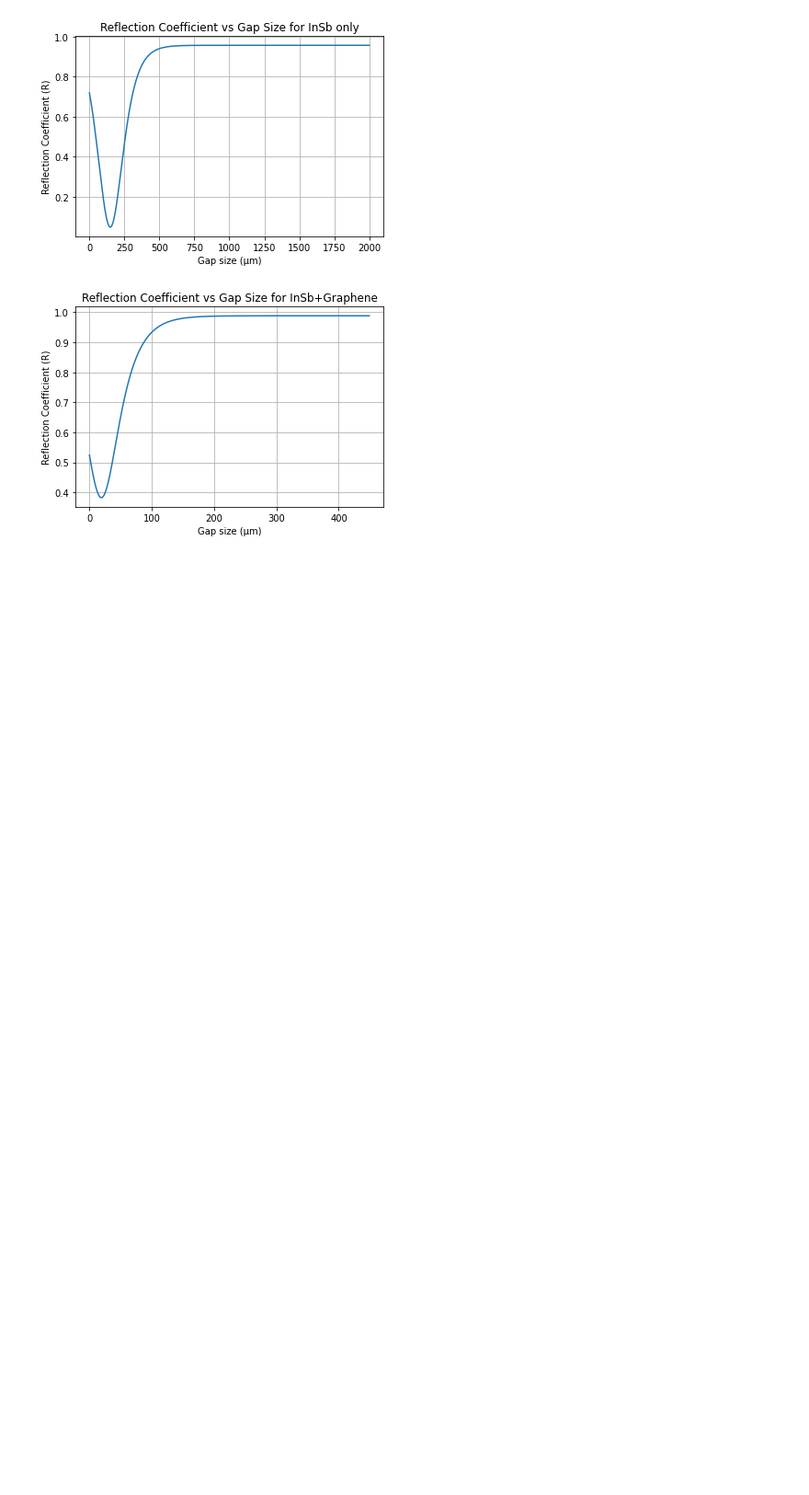
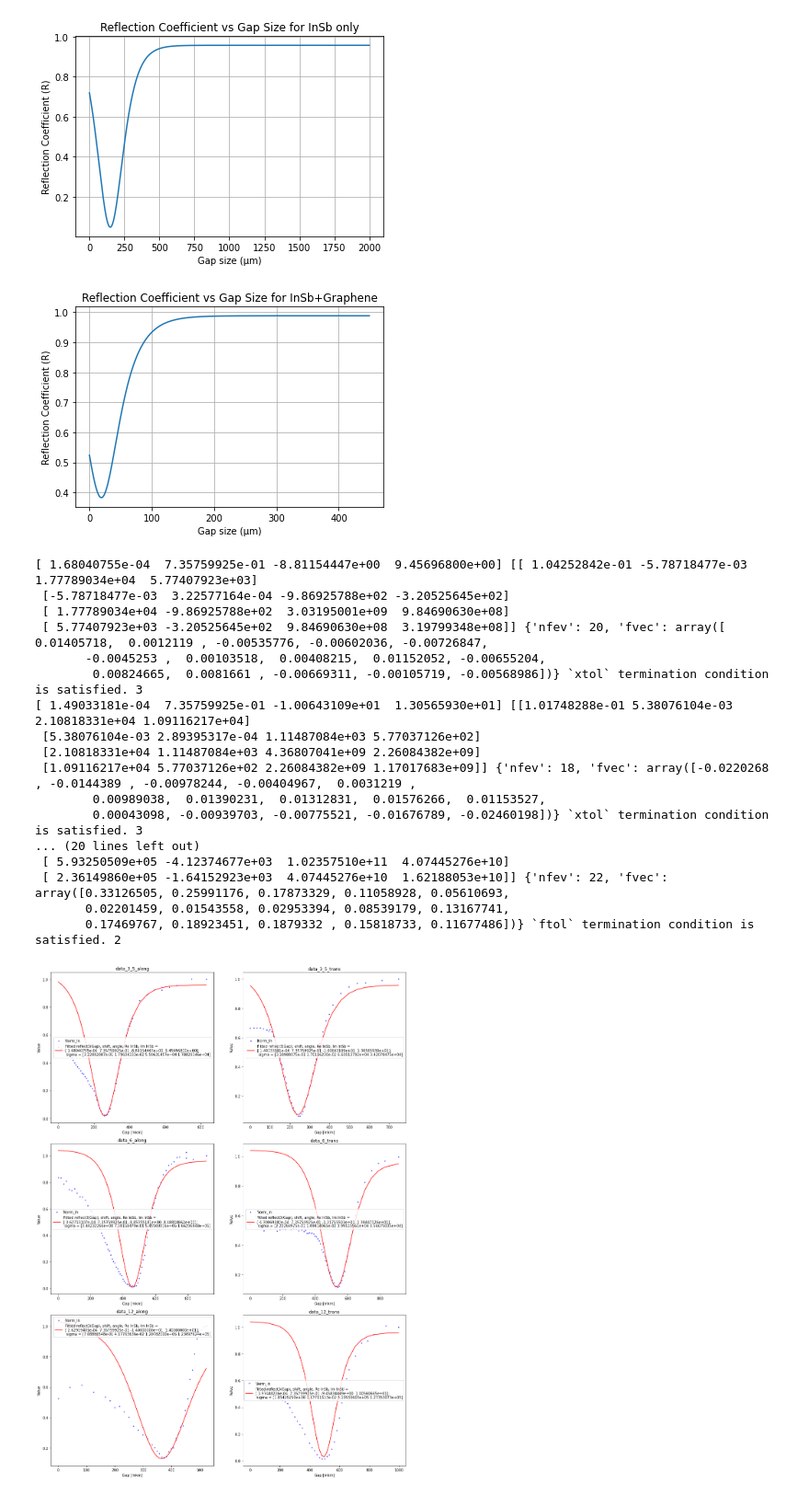
Before and after one commit to artyom-fedorenko/Graphene-films-plasmon-refractometry, a Jupyter notebook: Graphene_InSb_many_layers_report.ipynb, the cells around one changed output. Shown at 92% size. Drawn from its saved outputs; the diff is of its cells as text; code cells hidden in the pictures; blank space fills up the shorter version.

```diff
--- a/Graphene_InSb_many_layers_report.ipynb
+++ b/Graphene_InSb_many_layers_report.ipynb
@@ -222,7 +258,7 @@ def fitting_function(x, shift, angle, re_InSb, im_InSb):
 dfs = [data_3_5_along, data_3_5_trans, data_6_along, data_6_trans, data_12_along, data_12_trans]
 
 # Range of fitting (number of right/left points from minimum of R)
-high_bound = 20
+high_bound = 10
 low_bound = 5
 
 # Create a figure for subplots
@@ -247,33 +283,56 @@ for i, df in enumerate(dfs):
     min_index = max(norm_in.argmin() - low_bound, 0)
     max_index = min(norm_in.argmin() + high_bound, len(gap))
 
     try:
-        params, pcov , infodict , mesg , ier = curve_fit(fitting_function, gap[min_index:max_index], norm_in[min_index:max_index], p0=initial_guess, bounds=my_bounds, method='trf', full_output=True)
+        params, pcov , infodict , mesg, ier = curve_fit(fitting_function,
+                                                        gap[min_index:max_index], norm_in[min_index:max_index],
+          p0=initial_guess, bounds=my_bounds, method='trf', full_output=True)
         print(params, pcov , infodict , mesg , ier)
     except RuntimeError as e:
         print(f"Fitting failed for Dataframe {i+1}: {e}")
         params = initial_guess
 
     # Validate params before using them in the fitting function
     if not np.any(np.isnan(params)) and not np.any(np.isinf(params)):
         # Plot the original data
         axes[i].scatter(gap*1e6, norm_in, color='blue', label='Norm_In', s=5, alpha=0.6)
 
         # Plot the fitted function
         fitted_values = fitting_function(gap, *params)
         if not np.any(np.isnan(fitted_values)) and not np.any(np.isinf(fitted_values)):
-            axes[i].plot(gap*1e6, fitted_values, color='red', label='Fitted reflect3(Gap)')
+            axes[i].plot(gap*1e6, fitted_values, color='red',
+                         label=f'Fitted reflect3(Gap), shift, angle, Re InSb, Im InSb = \n{params};\n sigma = {np.sqrt(np.diag(pcov))}', )
         else:
             print(f"Invalid fitted values for Dataframe {i+1}, skipping plot.")
     else:
         print(f"Invalid fitting parameters for Dataframe {i+1}, skipping plot.")
 
     # Set subplot title and labels
-    axes[i].set_title(f'Dataframe {i+1}')
+    titles = ['data_3_5_along', 'data_3_5_trans', 'data_6_along','data_6_trans', 'data_12_along', 'data_12_trans']
+    axes[i].set_title(titles[i])
     axes[i].set_xlabel('Gap [mkm]')
     axes[i].set_ylabel('Value')
     axes[i].legend()
 
 # Adjust layout and show the plot
 plt.tight_layout()
 plt.show()
+# %% [output]
+[ 1.68040755e-04  7.35759925e-01 -8.81154447e+00  9.45696800e+00] [[ 1.04252842e-01 -5.78718477e-03  1.77789034e+04  5.77407923e+03]
+ [-5.78718477e-03  3.22577164e-04 -9.86925788e+02 -3.20525645e+02]
+ [ 1.77789034e+04 -9.86925788e+02  3.03195001e+09  9.84690630e+08]
+ [ 5.77407923e+03 -3.20525645e+02  9.84690630e+08  3.19799348e+08]] {'nfev': 20, 'fvec': array([ 0.01405718,  0.0012119 , -0.00535776, -0.00602036, -0.00726847,
+       -0.0045253 ,  0.00103518,  0.00408215,  0.01152052, -0.00655204,
+        0.00824665,  0.0081661 , -0.00669311, -0.00105719, -0.00568986])} `xtol` termination condition is satisfied. 3
+[ 1.49033181e-04  7.35759925e-01 -1.00643109e+01  1.30565930e+01] [[1.01748288e-01 5.38076104e-03 2.10818331e+04 1.09116217e+04]
+ [5.38076104e-03 2.89395317e-04 1.11487084e+03 5.77037126e+02]
+ [2.10818331e+04 1.11487084e+03 4.36807041e+09 2.26084382e+09]
+ [1.09116217e+04 5.77037126e+02 2.26084382e+09 1.17017683e+09]] {'nfev': 18, 'fvec': array([-0.0220268 , -0.0144389 , -0.00978244, -0.00404967,  0.0031219 ,
+        0.00989038,  0.01390231,  0.01312831,  0.01576266,  0.01153527,
+        0.00043098, -0.00939703, -0.00775521, -0.01676789, -0.02460198])} `xtol` termination condition is satisfied. 3
+... (20 lines left out)
+ [ 5.93250509e+05 -4.12374677e+03  1.02357510e+11  4.07445276e+10]
+ [ 2.36149860e+05 -1.64152923e+03  4.07445276e+10  1.62188053e+10]] {'nfev': 22, 'fvec': array([0.33126505, 0.25991176, 0.17873329, 0.11058928, 0.05610693,
+       0.02201459, 0.01543558, 0.02953394, 0.08539179, 0.13167741,
+       0.17469767, 0.18923451, 0.1879332 , 0.15818733, 0.11677486])} `ftol` termination condition is satisfied. 2
+[figure, added]
```
Also changed, not shown: parts of 14 cells of this notebook.
